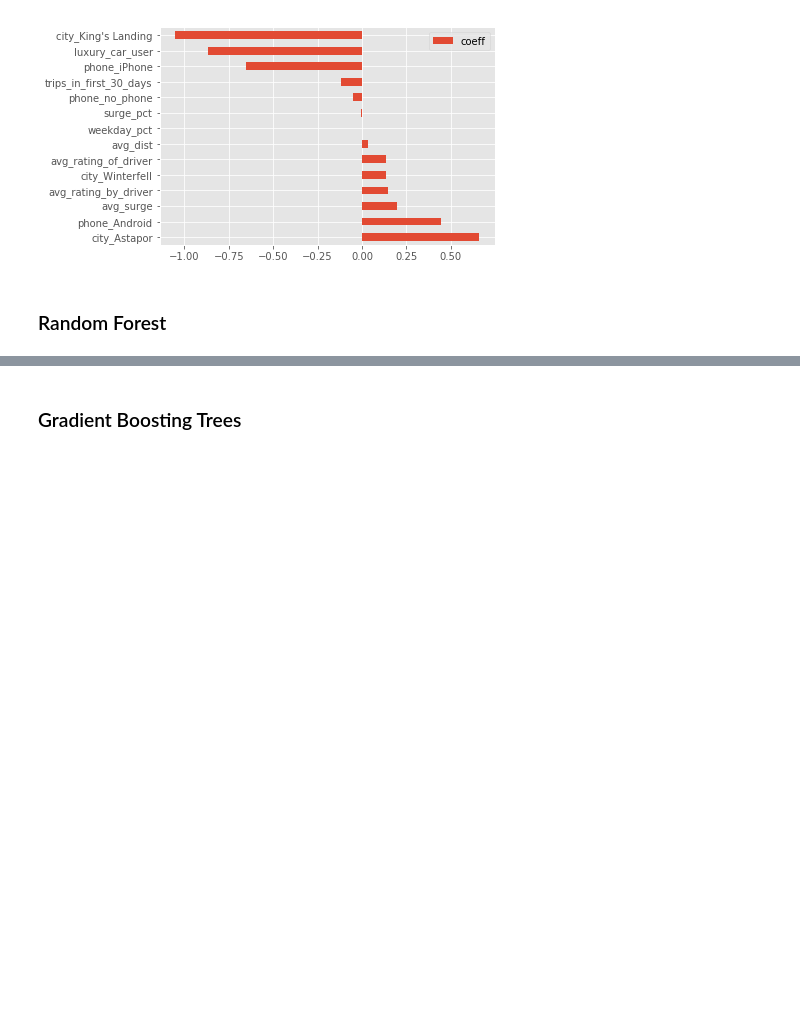
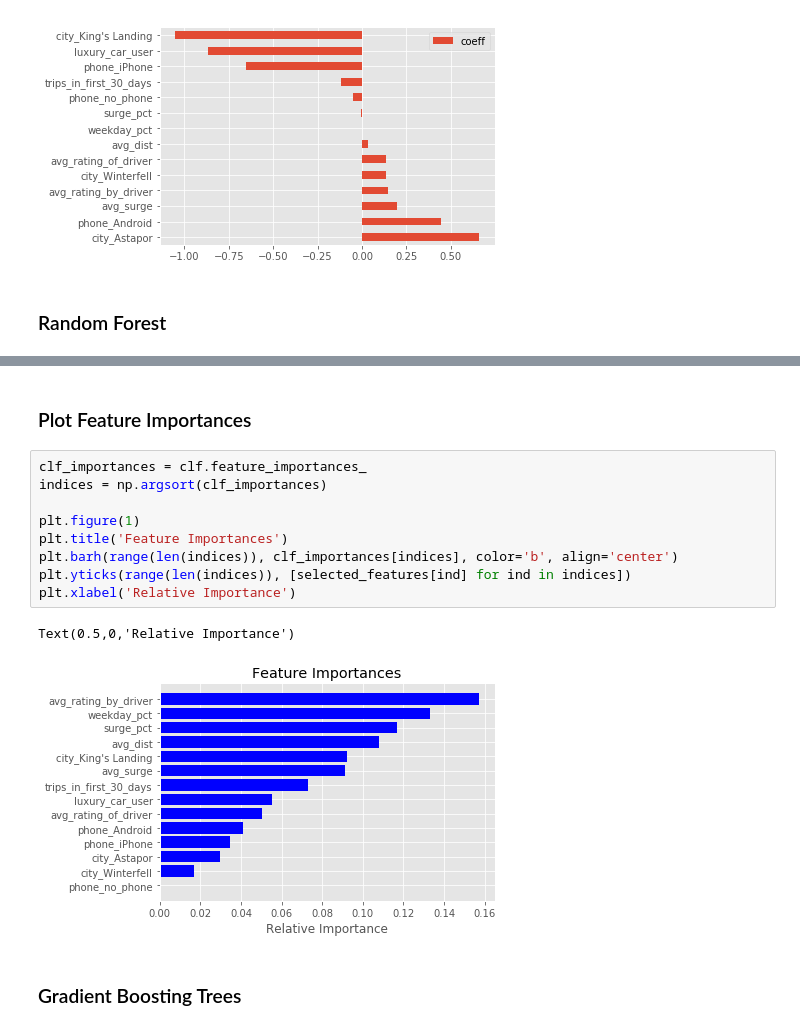
Before and after one commit to wenwent/Uber-Case-Study, a Jupyter notebook: Uber_Supervised Learning.ipynb, the cells around one changed output, grey strips where cells are left out. Saved outputs shown, nothing was run; the diff lists cells and outputs as text; blank space fills up the shorter version.

```diff
--- a/Uber_Supervised Learning.ipynb
+++ b/Uber_Supervised Learning.ipynb
@@ -201,3 +305,17 @@ f1-score   0.857060  0.837679
+# %% [markdown]
+### Plot Feature Importances
+# %%
+clf_importances = clf.feature_importances_
+indices = np.argsort(clf_importances)
+
+plt.figure(1)
+plt.title('Feature Importances')
+plt.barh(range(len(indices)), clf_importances[indices], color='b', align='center')
+plt.yticks(range(len(indices)), [selected_features[ind] for ind in indices])
+plt.xlabel('Relative Importance')
+# %% [output]
+Text(0.5,0,'Relative Importance')
+[figure, added]
 # %% [markdown]
 ### Gradient Boosting Trees
 # %%
```
Also changed, not shown: parts of 28 cells of this notebook.
